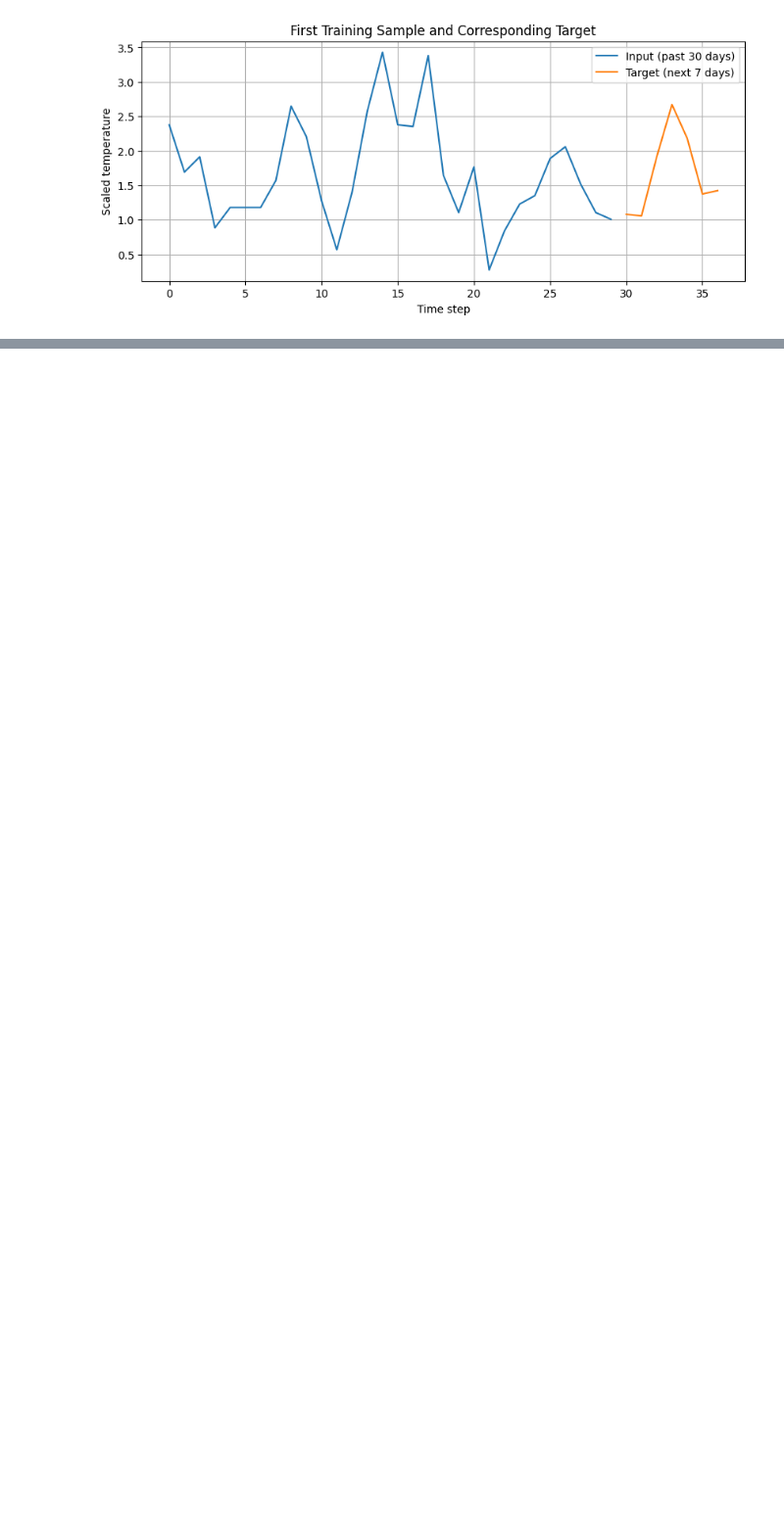
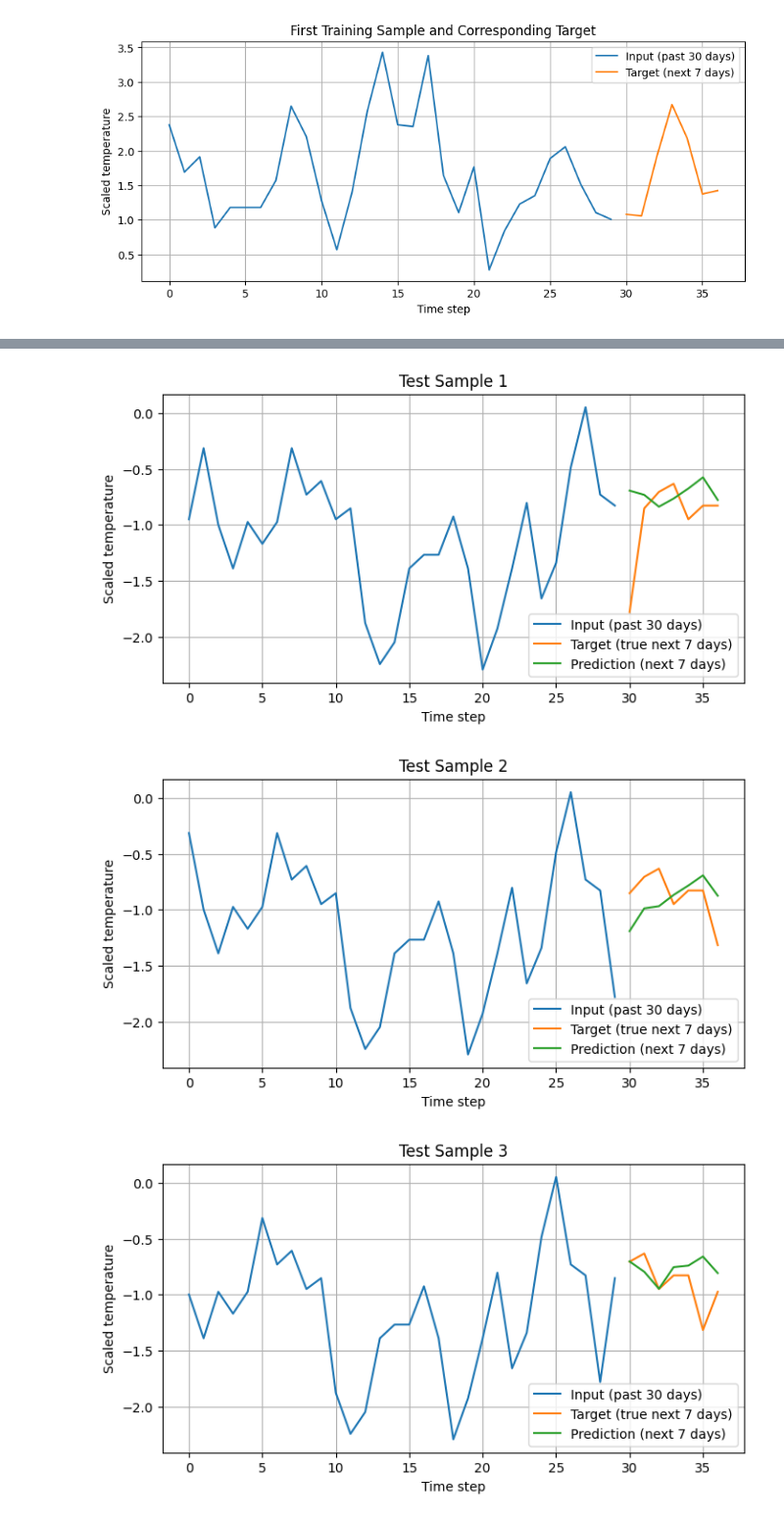
Before and after one commit to giannismantzaris-cmd/DAMA61, a Jupyter notebook: Mantzaris_WA5.ipynb, the cells around one changed output, grey strips where cells are left out. Shown at 98% size. Drawn from its saved outputs; the diff is of its cells as text; code cells hidden in the pictures; blank space fills up the shorter version.

```diff
--- a/Mantzaris_WA5.ipynb
+++ b/Mantzaris_WA5.ipynb
@@ -436,0 +515,17 @@ plt.show()
+# %%
+# Predict on the test set
+y_pred = model.predict(X_test)
+
+# Plot inputs, true targets, and predictions for the first 6 test samples
+for i in range(6):
+    plt.figure(figsize=(8, 4))
+    plt.plot(range(30), X_test[i].flatten(), label="Input (past 30 days)")
+    plt.plot(range(30, 37), y_test[i], label="Target (true next 7 days)")
+    plt.plot(range(30, 37), y_pred[i], label="Prediction (next 7 days)")
+    plt.xlabel("Time step")
+    plt.ylabel("Scaled temperature")
+    plt.title(f"Test Sample {i+1}")
+    plt.legend()
+    plt.grid(True)
+    plt.show()
+# %% [output]
@@ -436,0 +533,3 @@ plt.show()
+[figure, added]
+[figure, added]
+[figure, added]
```
Also changed, not shown: parts of 17 cells of this notebook.
